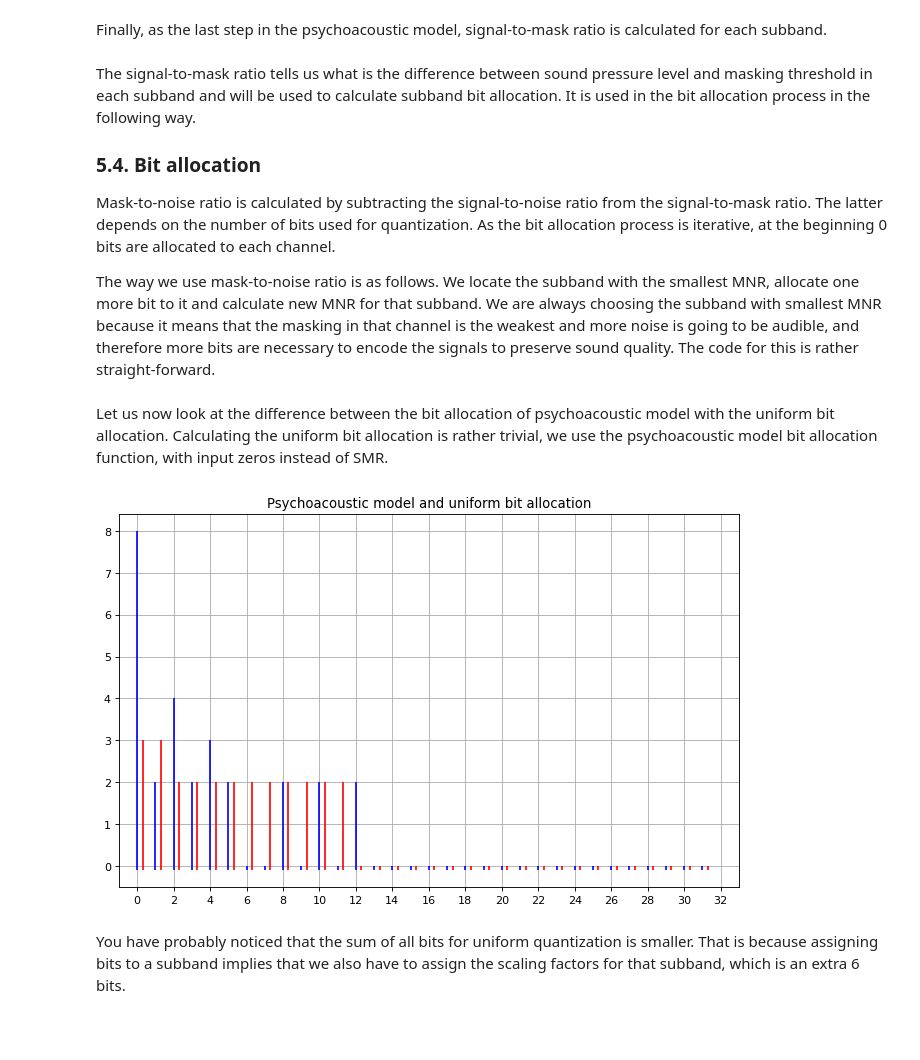
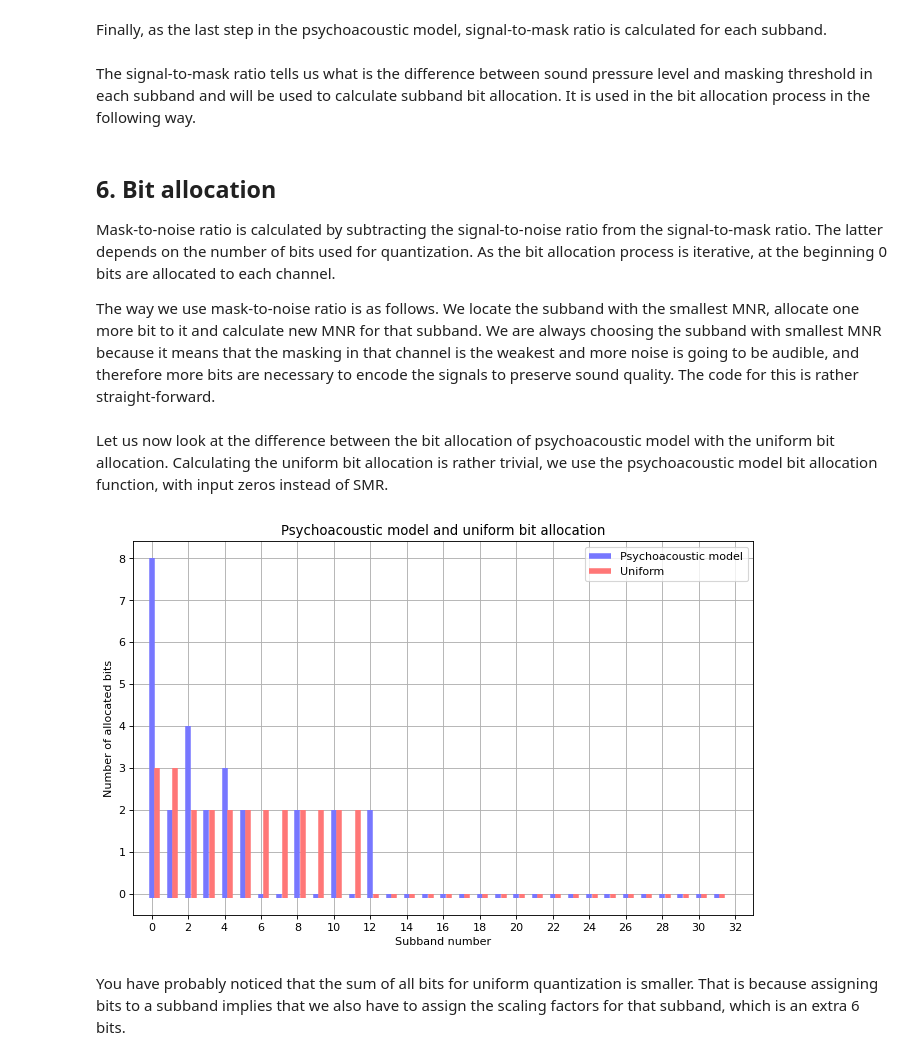
Before and after one commit to lucieperrotta/computersandmusic, a Jupyter notebook: Mp3Encoder/Mp3Encoder.ipynb, the cells around one changed output. Saved outputs shown, nothing was run; the diff lists cells and outputs as text; code cells hidden in the pictures; blank space fills up the shorter version.

```diff
--- a/Mp3Encoder/Mp3Encoder.ipynb
+++ b/Mp3Encoder/Mp3Encoder.ipynb
@@ -495,10 +507,10 @@ Finally, as the last step in the psychoacoustic model, signal-to-mask ratio is c
 # %%
 # Signal-to-mask ratio for each subband
 smr = subband_spl-mask
+# %% [markdown]
+The signal-to-mask ratio tells us what is the difference between sound pressure level and masking threshold in each subband and will be used to calculate subband bit allocation. It is used in the bit allocation process in the following way.
 # %% [markdown]
-The signal-to-mask ratio tells us what is the difference between sound pressure level and masking threshold in each subband and will be used to calculate subband bit allocation. It is used in the bit allocation process in the following way.
-
-### 5.4. Bit allocation
+## 6. Bit allocation
 
 Mask-to-noise ratio is calculated by subtracting the signal-to-noise ratio from the signal-to-mask ratio. The latter depends on the number of bits used for quantization. As the bit allocation process is iterative, at the beginning 0 bits are allocated to each channel.
 
@@ -514,11 +526,14 @@ uniform_bit_allocation[ch,:] = psychoacoustic.smr_bit_allocation(params,np.zeros
 # %%
 # Plotting the psychoacoustic model and uniform bit allocation
 fig = newfigure()
 ax = format_axis(fig.axes[0], title='Psychoacoustic model and uniform bit allocation', plottype='indices',xmax=32)
-ax.vlines(np.arange(N_SUBBANDS)    , np.zeros(N_SUBBANDS)-0.1, subband_bit_allocation[ch,:], 'b');
-ax.vlines(np.arange(N_SUBBANDS)+0.3, np.zeros(N_SUBBANDS)-0.1, uniform_bit_allocation[ch,:], 'r');
+ax.vlines(np.arange(N_SUBBANDS)    , np.zeros(N_SUBBANDS)-0.1, subband_bit_allocation[ch,:], '#7777ff', linewidth=5, label="Psychoacoustic model");
+ax.vlines(np.arange(N_SUBBANDS)+0.3, np.zeros(N_SUBBANDS)-0.1, uniform_bit_allocation[ch,:], '#ff7777', linewidth=5, label="Uniform");
+ax.legend(loc="best");
+ax.set_xlabel("Subband number");
+ax.set_ylabel("Number of allocated bits");
 # %% [output]
-[figure, old version]
+[figure, new version]
 # %% [markdown]
 You have probably noticed that the sum of all bits for uniform quantization is smaller. That is because assigning bits to a subband implies that we also have to assign the scaling factors for that subband, which is an extra 6 bits.
 # %% [markdown]
```
Also changed, not shown: parts of 26 cells of this notebook, 4 other files.
